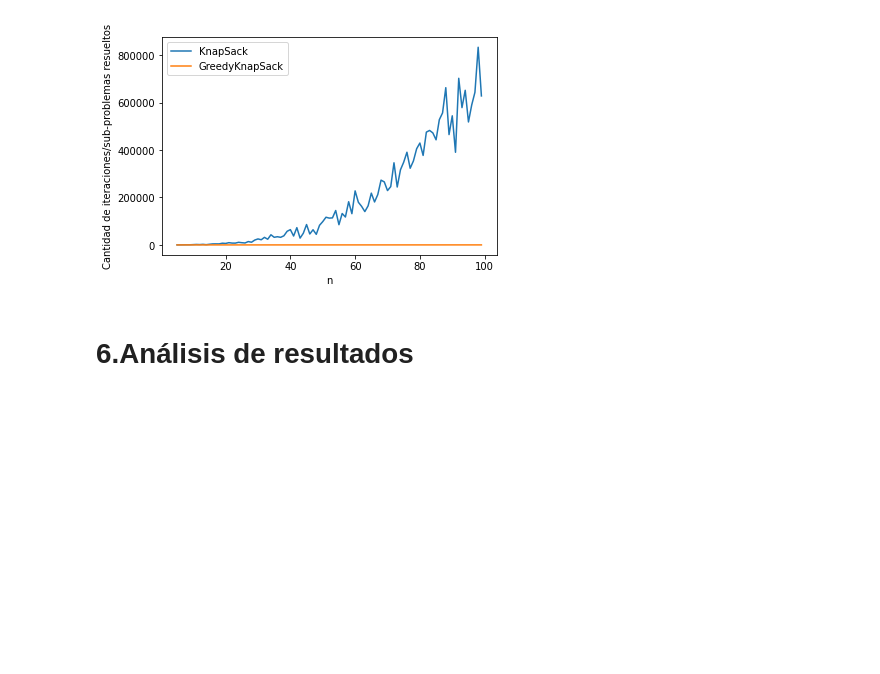
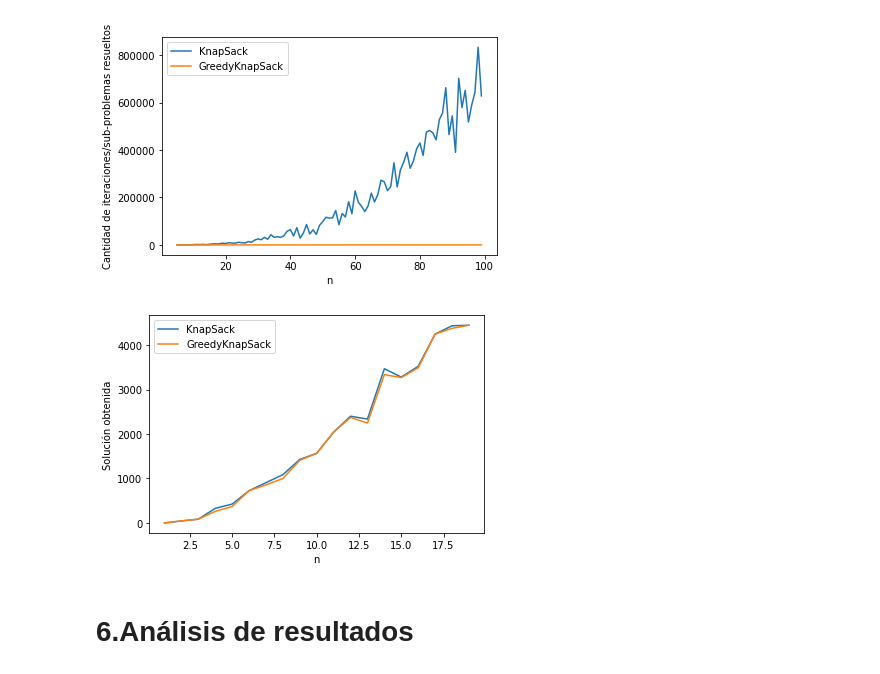
Before and after one commit to Repollo1000/ADA-Informes, a Jupyter notebook: Informe_KnapsackProblem.ipynb, the cells around one changed output. Cells and saved outputs as stored; diff of their text form; code cells hidden in the pictures; blank space fills up the shorter version.

```diff
--- a/Informe_KnapsackProblem.ipynb
+++ b/Informe_KnapsackProblem.ipynb
@@ -432,6 +432,34 @@ plt.ylabel('Cantidad de iteraciones/sub-problemas resueltos')
 plt.show()
 # %% [output]
 [figure]
+# %%
+x=[n for n in range(1,20)]
+y=[];
+z=[];
+
+for n in range(1,20):
+
+
+  W, val, wt = knapsack_instance_generator(n)
+  verbose=False
+  cont = [0]
+  a = knapSack_dinamico(W, wt, val, len(val),cont,verbose)
+
+  cont2 = [0]
+  b = KnapSack_greedy(val, wt, W, len(val),cont2,verbose)
+
+  y.append(a)
+  z.append(b)
+
+plt.plot(x,y)
+plt.plot(x,z)
+plt.legend(["KnapSack", "GreedyKnapSack"])
+
+plt.xlabel('n')
+plt.ylabel('Solución obtenida')
+plt.show()
+# %% [output]
+[figure, added]
 # %% [markdown]
 # **6.Análisis de resultados**
 # %% [markdown]
```
Also changed, not shown: parts of 1 cell of this notebook.
